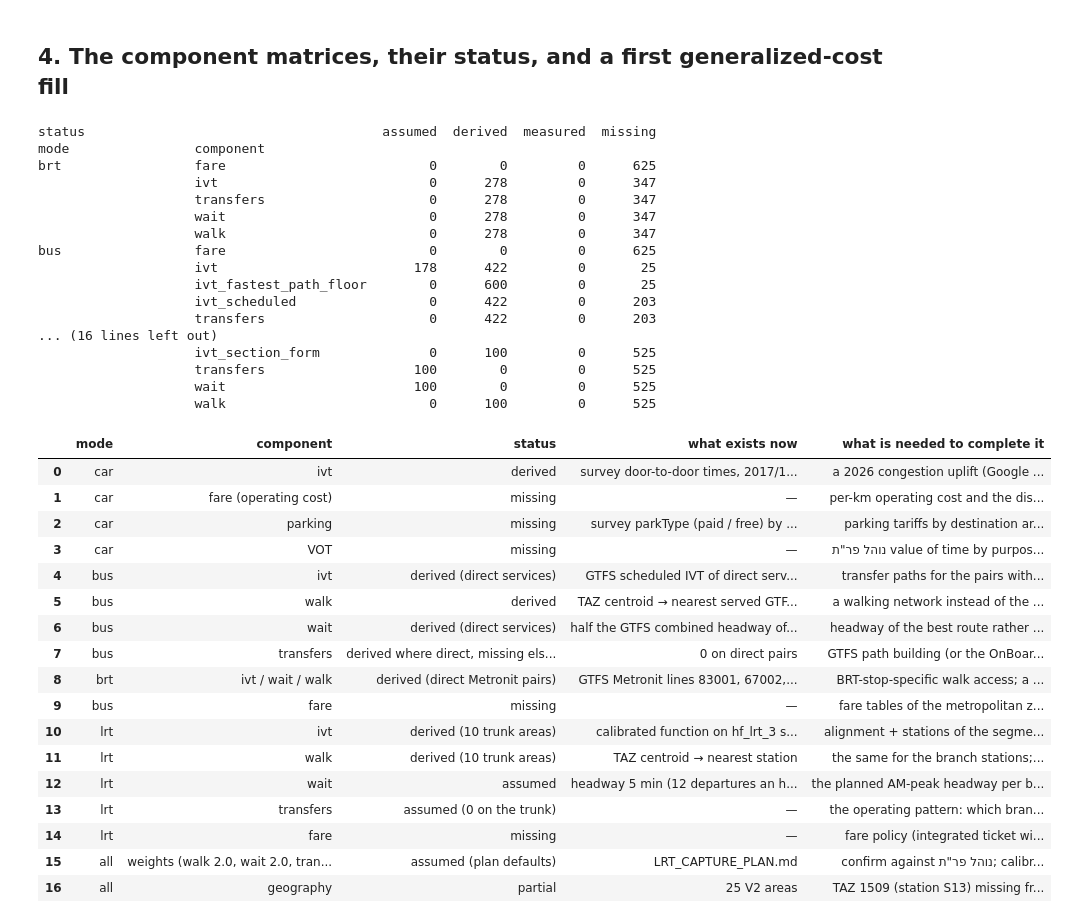
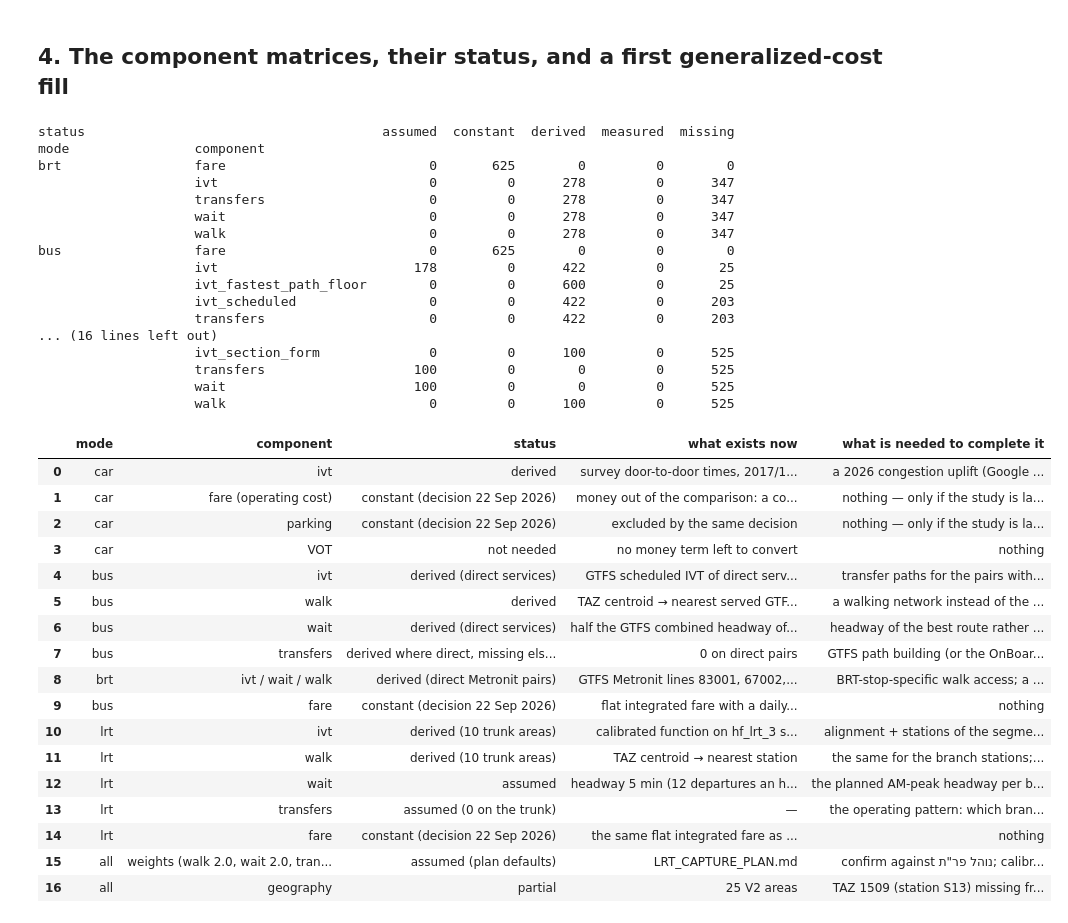
Before and after one commit to oh-da/Nofit_LRT_Extension, a Jupyter notebook: notebooks/current/GC_data_inventory_and_skims.ipynb, the cells around one changed output. Drawn from its saved outputs; the diff is of its cells as text; code cells hidden in the pictures.

```diff
--- a/notebooks/current/GC_data_inventory_and_skims.ipynb
+++ b/notebooks/current/GC_data_inventory_and_skims.ipynb
@@ -381,8 +381,8 @@ def add(mode, comp, M, status, source, unit='min'):
 # car
 add('car', 'ivt', car_ivt, car_status, 'THS 2017/18 AM car trips, door-to-door TrvlTime; EB blend with t = a + b·km where < 10 sampled')
 add('car', 'walk', 0.0, 'assumed', 'included in the door-to-door survey time'); add('car', 'wait', 0.0, 'assumed', 'n/a'); add('car', 'transfers', 0.0, 'assumed', 'n/a', 'count')
-add('car', 'fare', 0.0, 'missing', 'operating cost per km × distance — needs נוהל פר"ת unit cost', 'ILS')
-add('car', 'parking', PARKING, 'missing', 'parking charge by destination area — needs a tariff table; survey parkType gives the paid share', 'ILS')
+add('car', 'fare', 0.0, 'constant', 'money out of the comparison by decision (22 Sep 2026): a constant per trip against the flat transit fare, absorbed by the pivot; carried at zero', 'ILS')
+add('car', 'parking', PARKING, 'constant', 'excluded by the same decision; carried at zero', 'ILS')
 # bus
 bs = np.full((A, A), 'derived', dtype=object); np.fill_diagonal(bs, 'missing'); bus_status = pd.DataFrame(bs, index=AREAS, columns=AREAS)
 add('bus', 'ivt_fastest_path_floor', bus_ivt, bus_status, 'fastest bus-served path, May 2026 link speeds weekday 3 07:00–08:00 (lower bound: no wait, no transfer, assumes a service on the path)')
@@ -398,13 +398,13 @@ if HAVE_GTFS:
     add('brt', 'walk', bus_walk_final.where(brt_ivt_gtfs.notna()), brt_st, 'as bus (nearest served stop) — a BRT-stop-specific access is a refinement')
     add('brt', 'wait', (brt_hw_gtfs / 2).clip(upper=WAIT_CAP), brt_st, 'half the combined Metronit headway 07:00–08:00, capped at 10 min')
     add('brt', 'transfers', pd.DataFrame(0.0, index=AREAS, columns=AREAS).where(brt_ivt_gtfs.notna()), brt_st, 'direct service', 'count')
-    add('brt', 'fare', FARE['bus'], 'missing', 'fare tables', 'ILS')
+    add('brt', 'fare', FARE['bus'], 'constant', 'flat integrated fare with a daily cap — the same as bus and LRT; carried at zero', 'ILS')
 else:
     add('bus', 'ivt', bus_ivt, bus_status, 'fastest bus-served path (lower bound) — GTFS skim not yet available')
     add('bus', 'walk', BUS_WALK_DEFAULT, 'assumed', f'{BUS_WALK_DEFAULT:.0f} min access + egress placeholder — replace with GTFS stop locations')
     add('bus', 'wait', min(HEADWAY['bus'] / 2, WAIT_CAP), 'assumed', f'headway {HEADWAY["bus"]:.0f} min placeholder / 2 — replace with GTFS headways per pair')
     add('bus', 'transfers', np.nan, 'missing', 'route structure per pair — needs GTFS path building', 'count')
-add('bus', 'fare', FARE['bus'], 'missing', 'fare tables (metropolitan fare zones)', 'ILS')
+add('bus', 'fare', FARE['bus'], 'constant', 'flat integrated fare with a daily cap — the same for every transit mode and pair; carried at zero', 'ILS')
 # lrt
 for sc in ['all_underground', 'all_ground']:
     m = f'lrt_{sc}'; M = lrt_ivt[sc].reindex(index=AREAS, columns=AREAS)
@@ -415,10 +415,10 @@ for sc in ['all_underground', 'all_ground']:
     add(m, 'walk', walk.where(stt == 'derived'), stt, 'TAZ centroid → nearest station × 1.3 detour at 4.8 km/h; population-weighted access + employment-weighted egress')
     add(m, 'wait', pd.DataFrame(min(HEADWAY['lrt'] / 2, WAIT_CAP), index=AREAS, columns=AREAS).where(stt == 'derived'), stt.replace('derived', 'assumed'), f'headway {HEADWAY["lrt"]:.0f} min (12 departures an hour, assumption of 22 Sep 2026) / 2')
     add(m, 'transfers', pd.DataFrame(0.0, index=AREAS, columns=AREAS).where(stt == 'derived'), stt.replace('derived', 'assumed'), 'single line on the trunk; branch transfers undefined until the branch alignments exist', 'count')
-    add(m, 'fare', FARE['lrt'], 'missing', 'fare policy for the LRT (integrated with bus?)', 'ILS')
+    add(m, 'fare', FARE['lrt'], 'constant', 'flat integrated fare with a daily cap — the same as bus and Metronit; carried at zero', 'ILS')
 long = pd.DataFrame(long); long['value'] = long['value'].astype(float)
 long.to_csv(f'{OUT}/gc_components_area_v2_long.csv', index=False, float_format='%.3f')
-# generalized cost per mode with the plan's weights; missing money components enter at zero and are flagged
+# generalized cost per mode with the plan's weights; the money components are constant by decision and enter at zero
 def gc_of(mode):
     c = long[long['mode'] == mode].pivot_table(index=['o', 'd'], columns='component', values='value', aggfunc='first').reindex(pd.MultiIndex.from_product([AREAS, AREAS], names=['o', 'd']))
     col = lambda k: c[k].fillna(0) if k in c else pd.Series(0.0, index=c.index)
@@ -432,62 +432,62 @@ cell_status = long[~long['component'].isin(['ivt_section_form', 'ivt_fastest_pat
 cell_status.to_csv(f'{OUT}/gc_cell_status_area_v2.csv')
 print(status_summary.to_string())
 # %% [output]
-status                                      assumed  derived  measured  missing
+status                                      assumed  constant  derived  measured  missing
 mode                component
-brt                 fare                          0        0         0      625
-                    ivt                           0      278         0      347
-                    transfers                     0      278         0      347
-                    wait                          0      278         0      347
-                    walk                          0      278         0      347
-bus                 fare                          0        0         0      625
-                    ivt                         178      422         0       25
-                    ivt_fastest_path_floor        0      600         0       25
-                    ivt_scheduled                 0      422         0      203
-                    transfers                     0      422         0      203
+brt                 fare                          0       625        0         0        0
+                    ivt                           0         0      278         0      347
+                    transfers                     0         0      278         0      347
+                    wait                          0         0      278         0      347
+                    walk                          0         0      278         0      347
+bus                 fare                          0       625        0         0        0
+                    ivt                         178         0      422         0       25
+                    ivt_fastest_path_floor        0         0      600         0       25
+                    ivt_scheduled                 0         0      422         0      203
+                    transfers                     0         0      422         0      203
 ... (16 lines left out)
-                    ivt_section_form              0      100         0      525
-                    transfers                   100        0         0      525
-                    wait                        100        0         0      525
-                    walk                          0      100         0      525
+                    ivt_section_form              0         0      100         0      525
+                    transfers                   100         0        0         0      525
+                    wait                        100         0        0         0      525
+                    walk                          0         0      100         0      525
 # %%
 # ---- the gap table: what each component needs, mode by mode ----
 inv = pd.DataFrame([
     ['car', 'ivt', 'derived', 'survey door-to-door times, 2017/18, smoothed', 'a 2026 congestion uplift (Google Distance Matrix sample on ~40 pairs at 07:30) or the national model car skim; intra-area times for the 174-TAZ market'],
-    ['car', 'fare (operating cost)', 'missing', '—', 'per-km operating cost and the distance skim (survey TrvlDist is available per pair: car_dist_survey_area_v2.csv)'],
-    ['car', 'parking', 'missing', 'survey parkType (paid / free) by destination area as a proxy', 'parking tariffs by destination area (Haifa municipality; Matam, Lower City, Bat Galim)'],
-    ['car', 'VOT', 'missing', '—', 'נוהל פר"ת value of time by purpose (work / other), ILS per hour'],
+    ['car', 'fare (operating cost)', 'constant (decision 22 Sep 2026)', 'money out of the comparison: a constant per trip against the flat transit fare, absorbed by the pivot', 'nothing — only if the study is later appraised on money'],
+    ['car', 'parking', 'constant (decision 22 Sep 2026)', 'excluded by the same decision', 'nothing — only if the study is later appraised on money'],
+    ['car', 'VOT', 'not needed', 'no money term left to convert', 'nothing'],
     ['bus', 'ivt', 'derived (direct services)' if HAVE_GTFS else 'derived (lower bound)', 'GTFS scheduled IVT of direct services; fastest-path floor scaled elsewhere' if HAVE_GTFS else 'fastest bus-served path on the May 2026 speed network', 'transfer paths for the pairs without a direct service; observed (AVL) running times instead of the timetable'],
     ['bus', 'walk', 'derived' if HAVE_GTFS else 'assumed', 'TAZ centroid → nearest served GTFS stop' if HAVE_GTFS else f'{BUS_WALK_DEFAULT:.0f} min', 'a walking network instead of the 1.3 detour factor; stop-specific access for the routes actually used'],
     ['bus', 'wait', 'derived (direct services)' if HAVE_GTFS else 'assumed', 'half the GTFS combined headway of the direct services' if HAVE_GTFS else f'headway {HEADWAY["bus"]:.0f} min / 2', 'headway of the best route rather than the combined headway where lines diverge'],
     ['bus', 'transfers', 'derived where direct, missing elsewhere' if HAVE_GTFS else 'missing', '0 on direct pairs' if HAVE_GTFS else '—', 'GTFS path building (or the OnBoard survey transfer field tfrs, 9 % of trips carry it)'],
     ['brt', 'ivt / wait / walk', 'derived (direct Metronit pairs)' if HAVE_GTFS else 'missing', 'GTFS Metronit lines 83001, 67002, 67003, 62004, 52005' if HAVE_GTFS else '—', 'BRT-stop-specific walk access; a bus + BRT nest in the capture model'],
-    ['bus', 'fare', 'missing', '—', 'fare tables of the metropolitan zones; integration with LRT'],
+    ['bus', 'fare', 'constant (decision 22 Sep 2026)', 'flat integrated fare with a daily cap — identical for bus, Metronit and LRT and for every pair; drops out of the transit choice', 'nothing'],
     ['lrt', 'ivt', 'derived (10 trunk areas)', 'calibrated function on hf_lrt_3 stations', 'alignment + stations of the segment Hamifrats → Tsomet Kiryat Ata and of the three branches (T1 Kiryat Ata – Nazareth, T2 Krayot, T3 Kiryat Yam); the regime (underground / ground) per section instead of the two pure scenarios; a running / dwell decomposition of the coefficients'],
     ['lrt', 'walk', 'derived (10 trunk areas)', 'TAZ centroid → nearest station', 'the same for the branch stations; a walking network instead of the 1.3 detour factor'],
     ['lrt', 'wait', 'assumed', f'headway {HEADWAY["lrt"]:.0f} min (12 departures an hour) / 2', 'the planned AM-peak headway per branch, confirmed by the operating plan'],
     ['lrt', 'transfers', 'assumed (0 on the trunk)', '—', 'the operating pattern: which branches are through-run, where the branches transfer'],
-    ['lrt', 'fare', 'missing', '—', 'fare policy (integrated ticket with bus assumed)'],
+    ['lrt', 'fare', 'constant (decision 22 Sep 2026)', 'the same flat integrated fare as the bus', 'nothing'],
     ['all', 'weights (walk 2.0, wait 2.0, transfer 8)', 'assumed (plan defaults)', 'LRT_CAPTURE_PLAN.md', 'confirm against נוהל פר"ת; calibrate λ on the 2022 shares once the skims are complete'],
     ['all', 'geography', 'partial', '25 V2 areas', 'TAZ 1509 (station S13) missing from the V2 aggregation; intra-area cells need a within-area treatment (task A2)'],
 ], columns=['mode', 'component', 'status', 'what exists now', 'what is needed to complete it'])
 inv.to_csv(f'{OUT}/gc_data_inventory.csv', index=False); inv
 # %% [output]
 |  | mode | component | status | what exists now | what is needed to complete it |
 | 0 | car | ivt | derived | survey door-to-door times, 2017/1... | a 2026 congestion uplift (Google ... |
-| 1 | car | fare (operating cost) | missing | — | per-km operating cost and the dis... |
-| 2 | car | parking | missing | survey parkType (paid / free) by ... | parking tariffs by destination ar... |
-| 3 | car | VOT | missing | — | נוהל פר"ת value of time by purpos... |
+| 1 | car | fare (operating cost) | constant (decision 22 Sep 2026) | money out of the comparison: a co... | nothing — only if the study is la... |
+| 2 | car | parking | constant (decision 22 Sep 2026) | excluded by the same decision | nothing — only if the study is la... |
+| 3 | car | VOT | not needed | no money term left to convert | nothing |
 | 4 | bus | ivt | derived (direct services) | GTFS scheduled IVT of direct serv... | transfer paths for the pairs with... |
 | 5 | bus | walk | derived | TAZ centroid → nearest served GTF... | a walking network instead of the ... |
 | 6 | bus | wait | derived (direct services) | half the GTFS combined headway of... | headway of the best route rather ... |
 | 7 | bus | transfers | derived where direct, missing els... | 0 on direct pairs | GTFS path building (or the OnBoar... |
 | 8 | brt | ivt / wait / walk | derived (direct Metronit pairs) | GTFS Metronit lines 83001, 67002,... | BRT-stop-specific walk access; a ... |
-| 9 | bus | fare | missing | — | fare tables of the metropolitan z... |
+| 9 | bus | fare | constant (decision 22 Sep 2026) | flat integrated fare with a daily... | nothing |
 | 10 | lrt | ivt | derived (10 trunk areas) | calibrated function on hf_lrt_3 s... | alignment + stations of the segme... |
 | 11 | lrt | walk | derived (10 trunk areas) | TAZ centroid → nearest station | the same for the branch stations;... |
 | 12 | lrt | wait | assumed | headway 5 min (12 departures an h... | the planned AM-peak headway per b... |
 | 13 | lrt | transfers | assumed (0 on the trunk) | — | the operating pattern: which bran... |
-| 14 | lrt | fare | missing | — | fare policy (integrated ticket wi... |
+| 14 | lrt | fare | constant (decision 22 Sep 2026) | the same flat integrated fare as ... | nothing |
 | 15 | all | weights (walk 2.0, wait 2.0, tran... | assumed (plan defaults) | LRT_CAPTURE_PLAN.md | confirm against נוהל פר"ת; calibr... |
 | 16 | all | geography | partial | 25 V2 areas | TAZ 1509 (station S13) missing fr... |
 # %%
```
Also changed, not shown: parts of 4 cells of this notebook, 42 other files.
